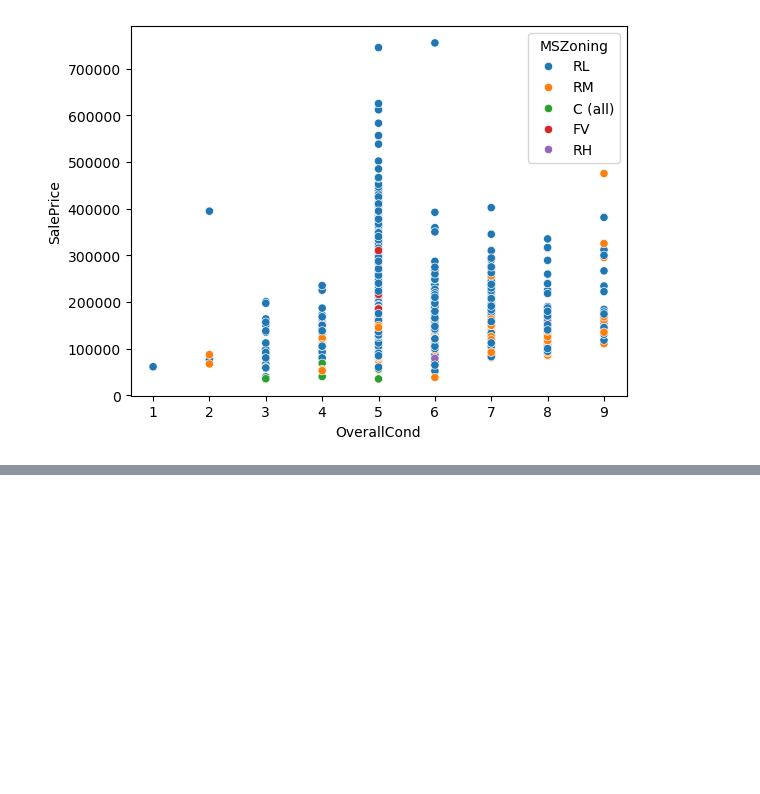
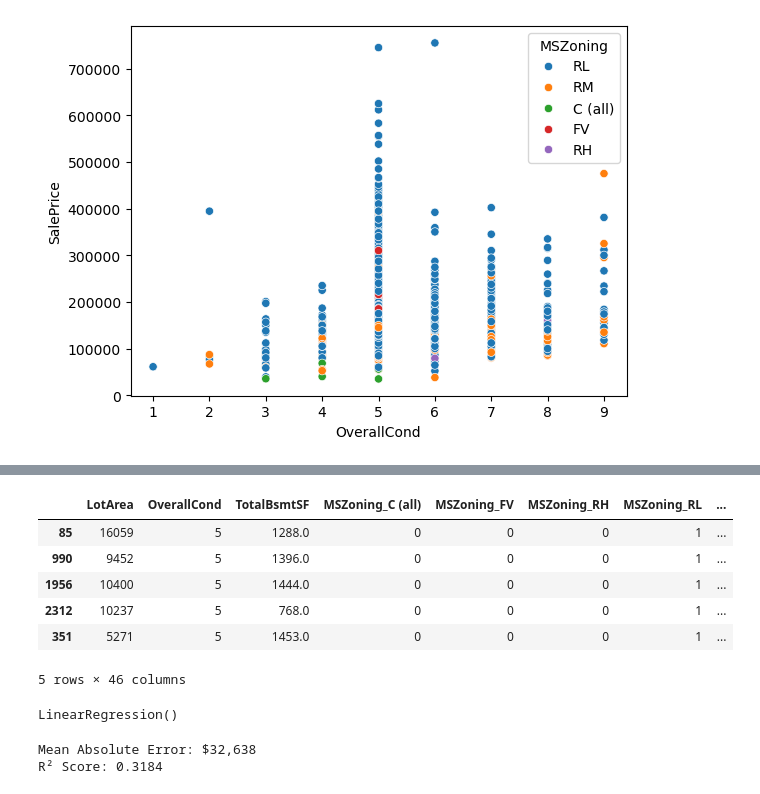
Before and after one commit to Samir-BK/House-Price-Predictor, a Jupyter notebook: Predictor_ML.ipynb, the cells around one changed output, grey strips where cells are left out. Saved outputs shown, nothing was run; the diff lists cells and outputs as text; code cells hidden in the pictures; blank space fills up the shorter version.

Commit message:
Model is on

```diff
--- a/Predictor_ML.ipynb
+++ b/Predictor_ML.ipynb
@@ -23,7 +23,7 @@ sns.scatterplot(x = house_Price_Data["OverallCond"], y = house_Price_Data["SaleP
 # %%
 # Declaring Independent and Dependent variables
 X = house_Price_Data.drop(columns = ["Id", "BldgType", "BsmtFinSF2", "SalePrice"])
-Y = house_Price_Data["SalePrice"]
+y = house_Price_Data["SalePrice"]
 
 #### Feature Engineering
 
@@ -42,6 +42,7 @@ X = X.drop(columns = ["YearBuilt", "YearRemodAdd"])
 
 X.isnull().sum()
 X["TotalBsmtSF"] = X["TotalBsmtSF"].fillna(X["TotalBsmtSF"].median())
+y = y.fillna(y.median())
 # %%
 #  Chaning the number (which represent only label) to str and hot encoding as welll.
 X["MSSubClass"] = X["MSSubClass"].astype(str)
@@ -67 +68,40 @@ X.head()
 5 rows × 46 columns
+# %%
+#  Train Test Split
+from sklearn.model_selection import train_test_split
+X_train, X_test, y_train, y_test = train_test_split(
+    X, y, test_size=0.33, random_state=42)
+# %%
+X_train.head()
+# %% [output]
+|  | LotArea | OverallCond | TotalBsmtSF | MSZoning_C (all) | MSZoning_FV | MSZoning_RH | MSZoning_RL | ... |
+| 85 | 16059 | 5 | 1288.0 | 0 | 0 | 0 | 1 | ... |
+| 990 | 9452 | 5 | 1396.0 | 0 | 0 | 0 | 1 | ... |
+| 1956 | 10400 | 5 | 1444.0 | 0 | 0 | 0 | 1 | ... |
+| 2312 | 10237 | 5 | 768.0 | 0 | 0 | 0 | 1 | ... |
+| 351 | 5271 | 5 | 1453.0 | 0 | 0 | 0 | 1 | ... |
+5 rows × 46 columns
+# %%
+# Training the model
+from sklearn.linear_model import LinearRegression
+
+model = LinearRegression()
+model.fit(X_train, y_train)
+# %% [output]
+LinearRegression()
+# %%
+# Evaluating the model
+from sklearn.metrics import mean_absolute_error,  r2_score
+
+# Make Prediction on test data
+y_pred =  model.predict(X_test)
+
+# Check Accuracy
+mae = mean_absolute_error(y_test, y_pred)
+r2 = r2_score(y_test, y_pred)
+
+print(f"Mean Absolute Error: ${mae:,.0f}")
+print(f"R² Score: {r2:.4f}")
+# %% [output]
+Mean Absolute Error: $32,638
+R² Score: 0.3184
```
Also changed, not shown: parts of 2 cells of this notebook, 1 other file.
